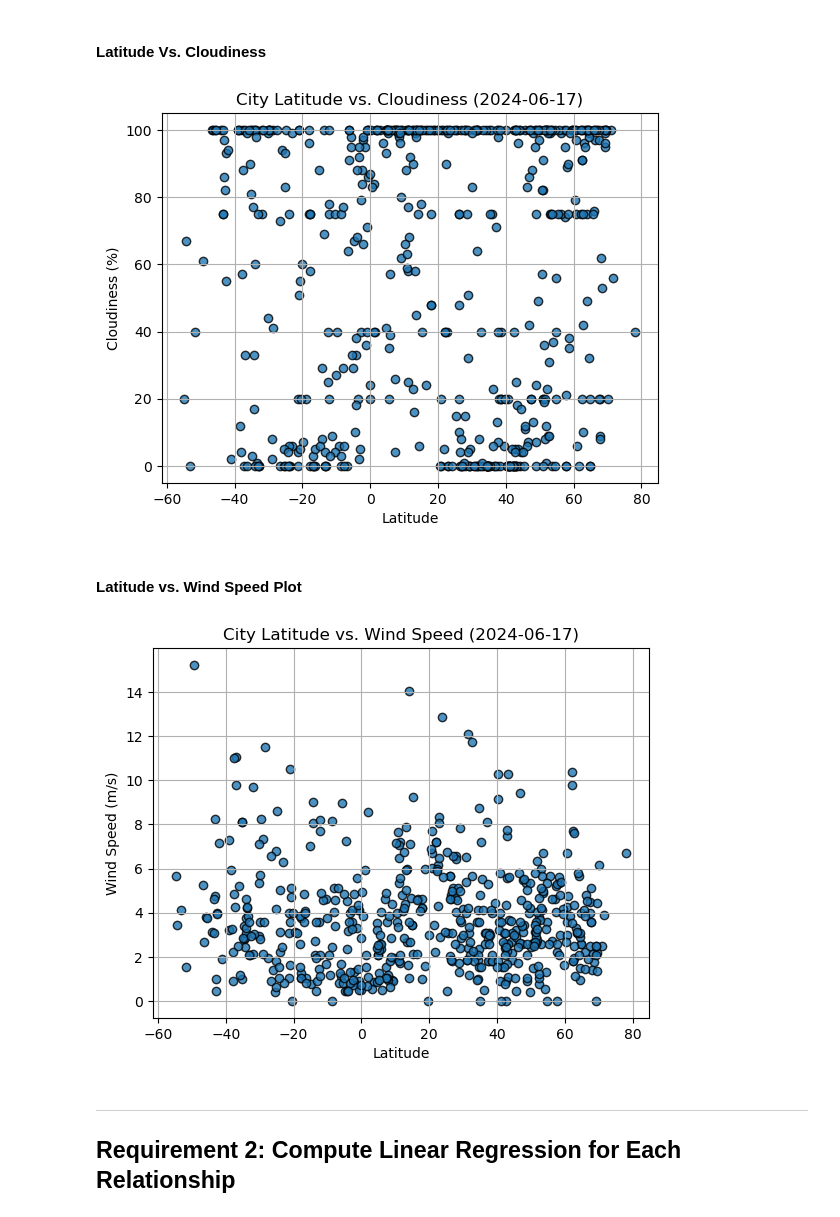
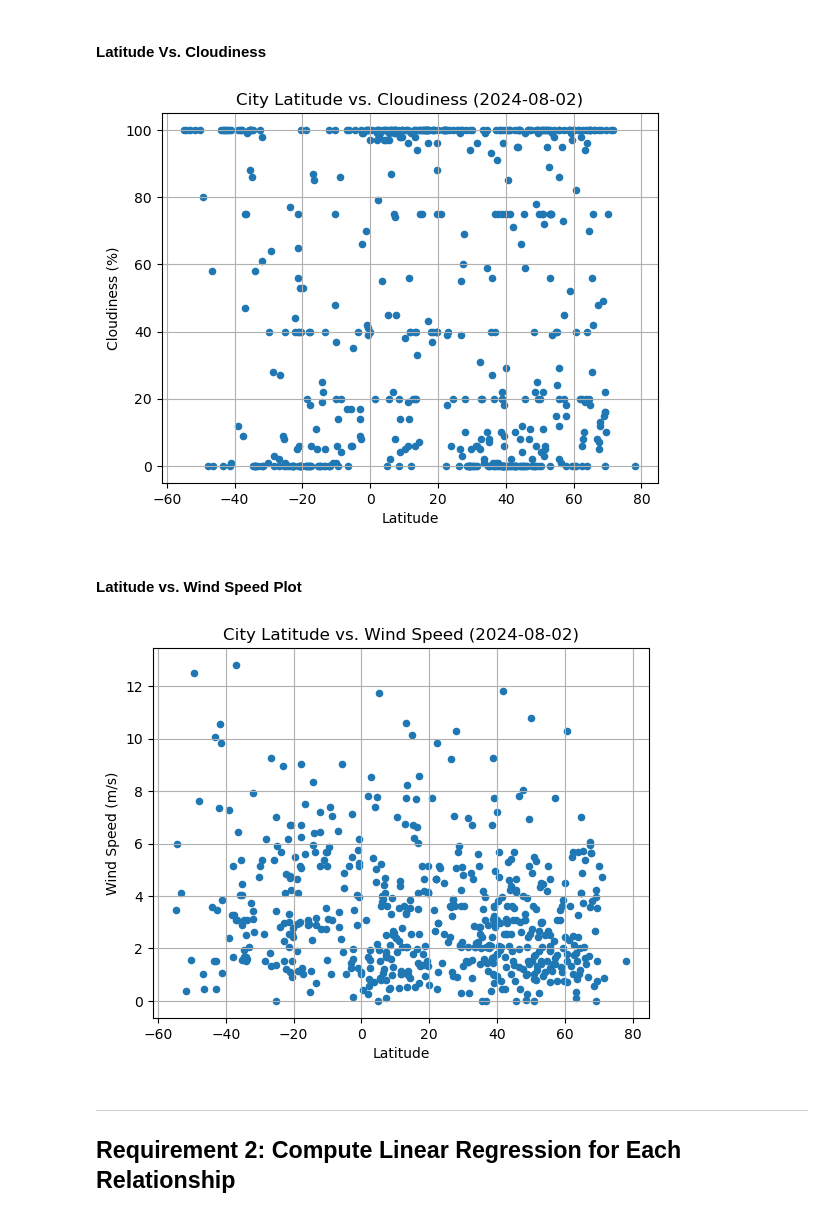
Before and after one commit to kylechou2873/python-api-challenge, a Jupyter notebook: Starter_Code/WeatherPy.ipynb, the cells around one changed output. Drawn from its saved outputs; the diff is of its cells as text; code cells hidden in the pictures.

```diff
--- a/Starter_Code/WeatherPy.ipynb
+++ b/Starter_Code/WeatherPy.ipynb
@@ -225,33 +232,39 @@ plt.show()
 # %%
 # Build the scatter plots for latitude vs. cloudiness
 # YOUR CODE HERE
-
+city_data_df.plot(kind="scatter",x="Lat",y="Cloudiness")
 # Incorporate the other graph properties
 # YOUR CODE HERE
-
+plt.title("City Latitude vs. Cloudiness (2024-08-02)")
+plt.grid()
+plt.xlabel("Latitude")
+plt.ylabel("Cloudiness (%)")
 # Save the figure
 plt.savefig("output_data/Fig3New.png")
 
 # Show plot
 plt.show()
 # %% [output]
-[figure, old version]
+[figure, new version]
 # %% [markdown]
 #### Latitude vs. Wind Speed Plot
 # %%
 # Build the scatter plots for latitude vs. wind speed
 # YOUR CODE HERE
-
+city_data_df.plot(kind="scatter",x="Lat",y="Wind Speed")
 # Incorporate the other graph properties
 # YOUR CODE HERE
-
+plt.title("City Latitude vs. Wind Speed (2024-08-02)")
+plt.grid()
+plt.xlabel("Latitude")
+plt.ylabel("Wind Speed (m/s)")
 # Save the figure
 plt.savefig("output_data/Fig4New.png")
 
 # Show plot
 plt.show()
 # %% [output]
-[figure, old version]
+[figure, new version]
 # %% [markdown]
 ---
 
```
Also changed, not shown: parts of 32 cells of this notebook, 8 other files.
